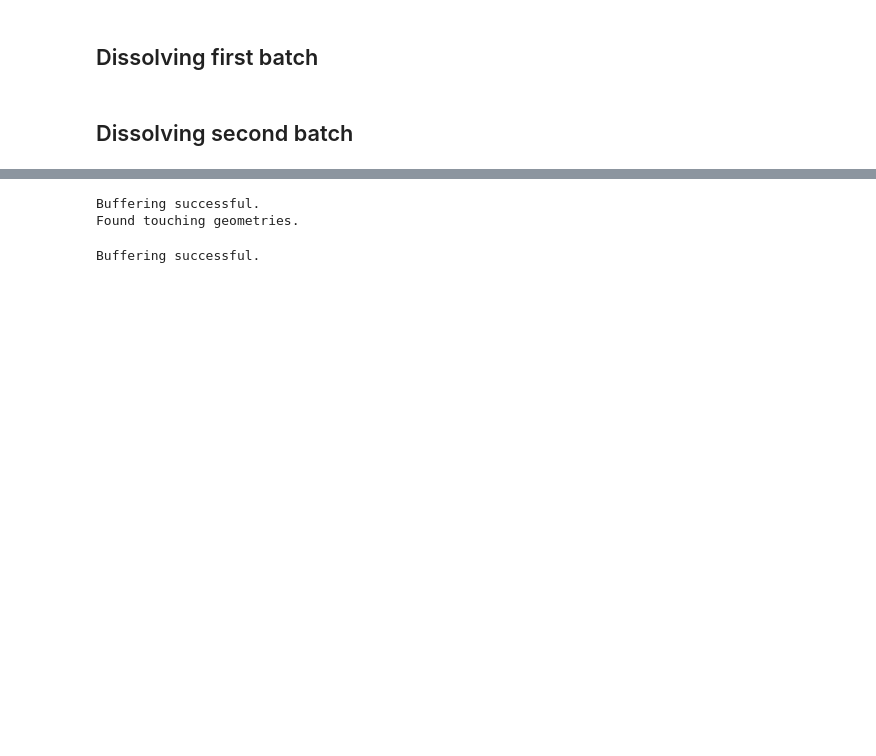
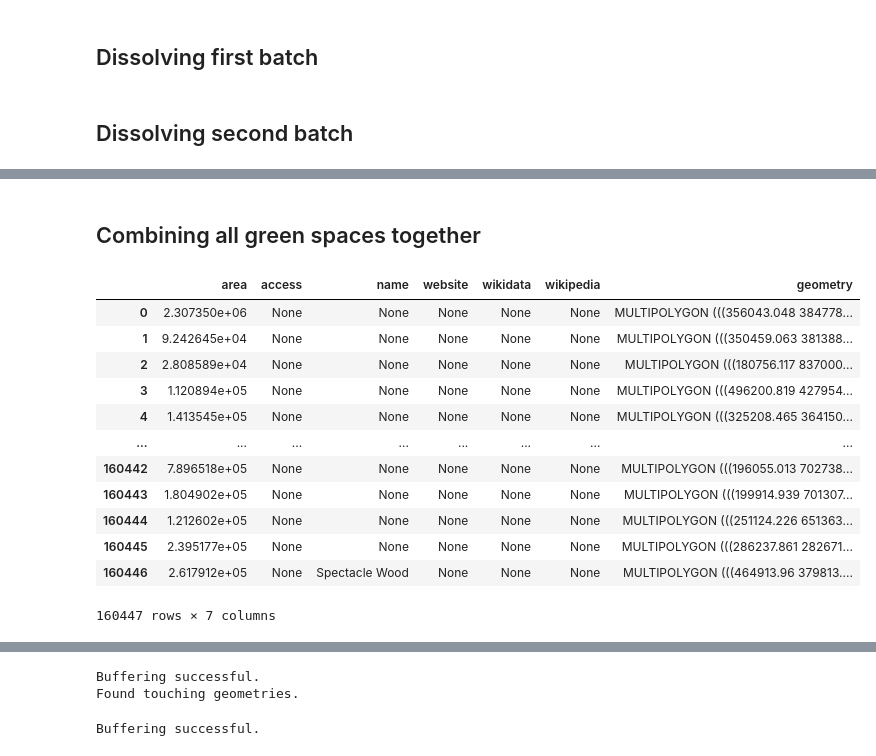
Before and after one commit to a-saveleva/casa_0003_group_project, a Jupyter notebook: data/natural_assets_dataset/joining.ipynb, the cells around one changed output, grey strips where cells are left out. Drawn from its saved outputs; the diff is of its cells as text; code cells hidden in the pictures; blank space fills up the shorter version.

```diff
--- a/data/natural_assets_dataset/joining.ipynb
+++ b/data/natural_assets_dataset/joining.ipynb
@@ -233,0 +326,24 @@ small_combined_second_batch.to_file("natural_assets_data_raw/small_combined_seco
+# %% [markdown]
+## Combining all green spaces together
+# %%
+woods_combined_copy = gpd.read_file("natural_assets_data_raw/woods_combined_dissolved.gpkg")
+small_combined_first_batch = gpd.read_file("natural_assets_data_raw/small_combined_first_batch.gpkg")
+small_combined_second_batch = gpd.read_file("natural_assets_data_raw/small_combined_second_batch.gpkg")
+# %%
+first_second_batches = pd.concat([small_combined_second_batch, small_combined_first_batch], ignore_index=True)
+# %%
+first_second_batches
+# %% [output]
+|  | area | access | name | website | wikidata | wikipedia | geometry |
+| 0 | 2.307350e+06 | None | None | None | None | None | MULTIPOLYGON (((356043.048 384778... |
+| 1 | 9.242645e+04 | None | None | None | None | None | MULTIPOLYGON (((350459.063 381388... |
+| 2 | 2.808589e+04 | None | None | None | None | None | MULTIPOLYGON (((180756.117 837000... |
+| 3 | 1.120894e+05 | None | None | None | None | None | MULTIPOLYGON (((496200.819 427954... |
+| 4 | 1.413545e+05 | None | None | None | None | None | MULTIPOLYGON (((325208.465 364150... |
+| ... | ... | ... | ... | ... | ... | ... | ... |
+| 160442 | 7.896518e+05 | None | None | None | None | None | MULTIPOLYGON (((196055.013 702738... |
+| 160443 | 1.804902e+05 | None | None | None | None | None | MULTIPOLYGON (((199914.939 701307... |
+| 160444 | 1.212602e+05 | None | None | None | None | None | MULTIPOLYGON (((251124.226 651363... |
+| 160445 | 2.395177e+05 | None | None | None | None | None | MULTIPOLYGON (((286237.861 282671... |
+| 160446 | 2.617912e+05 | None | Spectacle Wood | None | None | None | MULTIPOLYGON (((464913.96 379813.... |
+160447 rows × 7 columns
```
Also changed, not shown: parts of 26 cells of this notebook, 10 other files.
